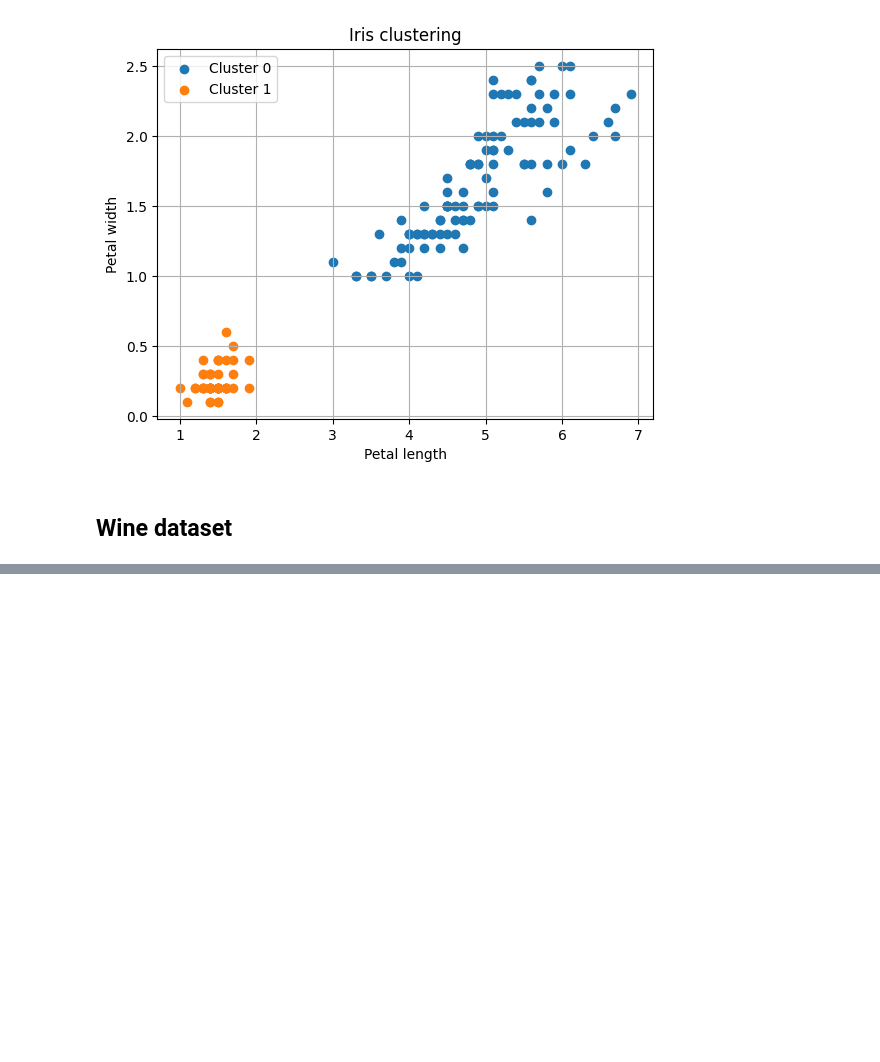
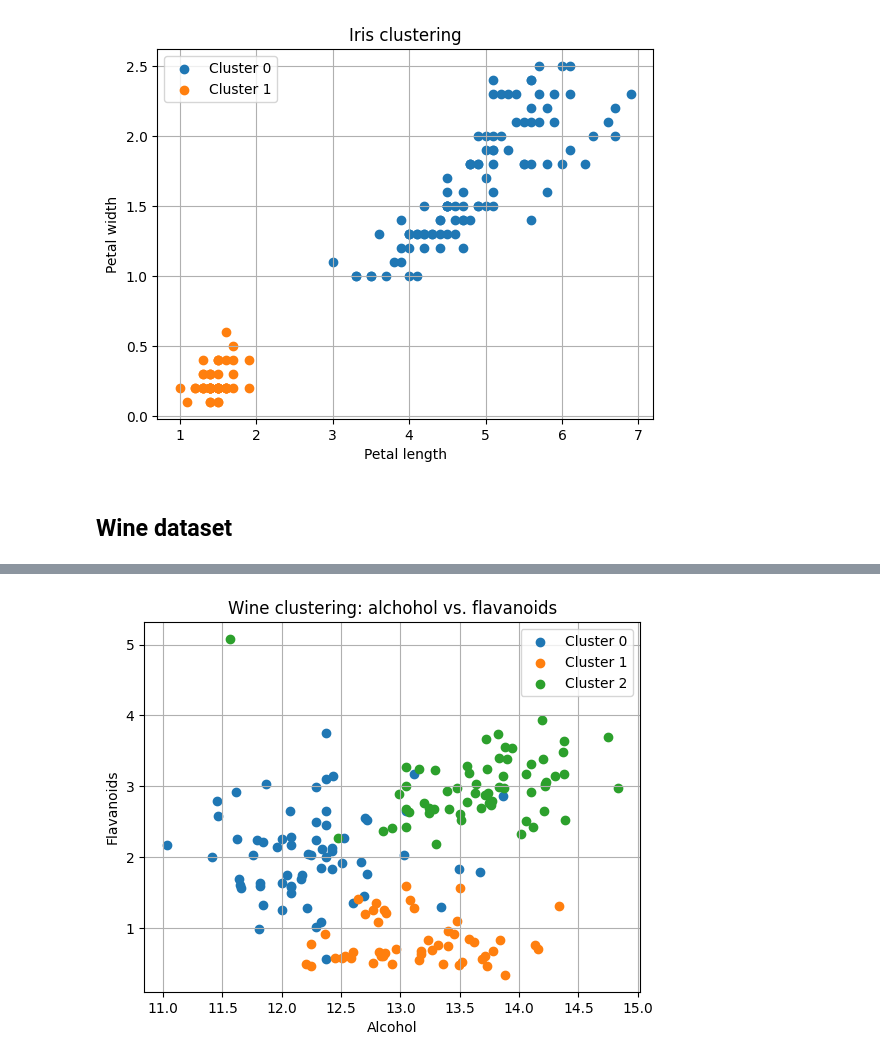
Before and after one commit to python-developer-algebra-klujic/pyds-ponavljanje, a Jupyter notebook: 15_Clustering_02.ipynb, the cells around one changed output, grey strips where cells are left out. Drawn from its saved outputs; the diff is of its cells as text; code cells hidden in the pictures; blank space fills up the shorter version.

```diff
--- a/15_Clustering_02.ipynb
+++ b/15_Clustering_02.ipynb
@@ -254,0 +310,4 @@ plt.grid(True)
+# %%
+kmeans_wine = KMeans(n_clusters=3, random_state=42, n_init=10)
+df_wine['clusters'] = kmeans_wine.fit_predict(X_wine_scaled)
+df_wine.head()
@@ -254,0 +321,12 @@ plt.grid(True)
+# %%
+for cluster in sorted(df_wine['clusters'].unique()):
+    subset = df_wine[df_wine['clusters'] == cluster]
+    plt.scatter(subset['alcohol'], subset['flavanoids'], label=f'Cluster {cluster}')
+
+plt.title('Wine clustering: alchohol vs. flavanoids')
+plt.xlabel('Alcohol')
+plt.ylabel('Flavanoids')
+plt.legend()
+plt.grid(True)
+# %% [output]
+[figure, added]
```
Also changed, not shown: parts of 5 cells of this notebook.
